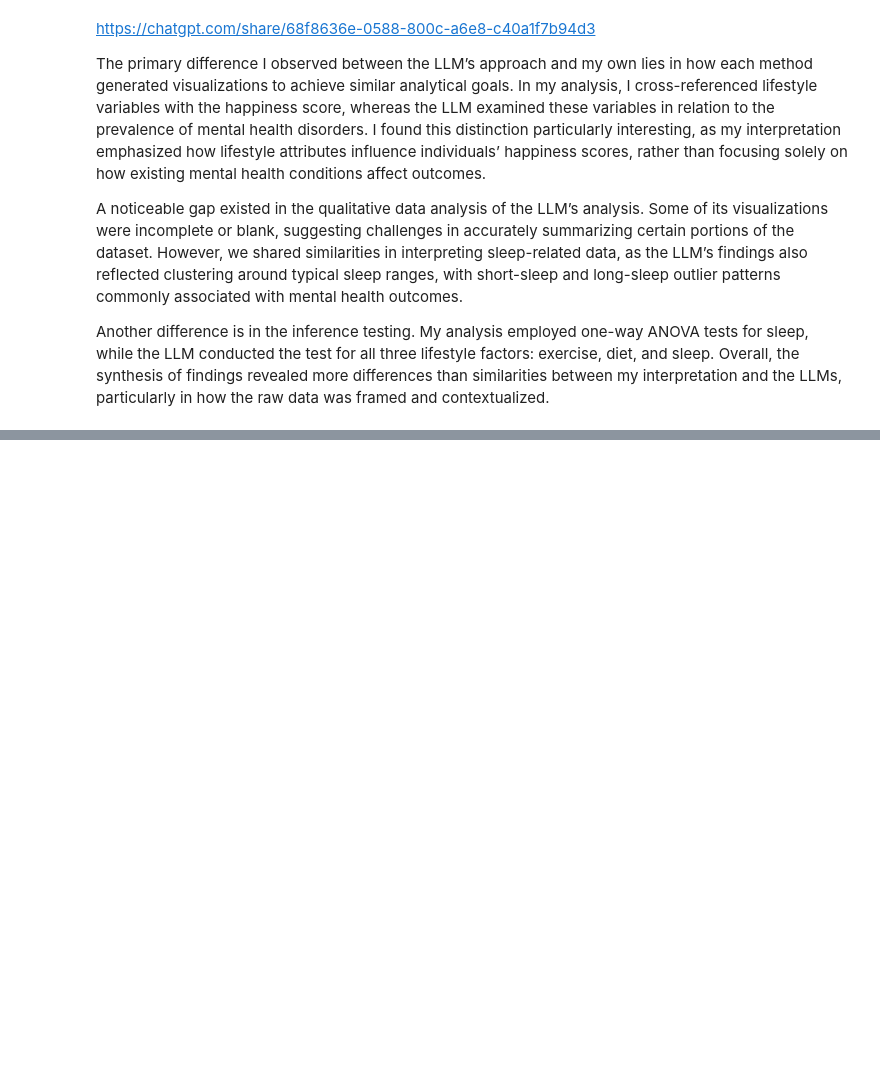
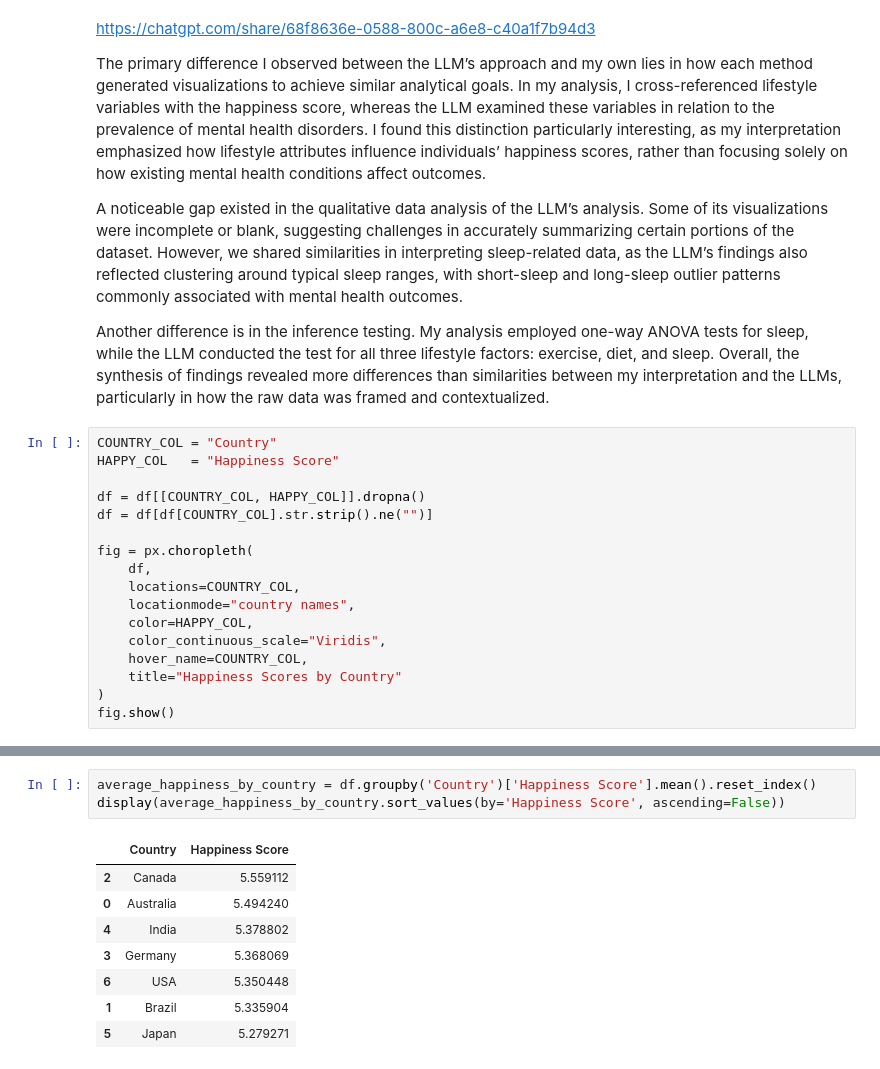
Before and after one commit to johannasam/530-I-8, a Jupyter notebook: 530_I_7_JS.ipynb, the cells around one changed output, grey strips where cells are left out. Saved outputs shown, nothing was run; the diff lists cells and outputs as text; blank space fills up the shorter version.

```diff
--- a/530_I_7_JS.ipynb
+++ b/530_I_7_JS.ipynb
@@ -679,3 +704,20 @@ The primary difference I observed between the LLM’s approach and my own lies i
 A noticeable gap existed in the qualitative data analysis of the LLM’s analysis. Some of its visualizations were incomplete or blank, suggesting challenges in accurately summarizing certain portions of the dataset. However, we shared similarities in interpreting sleep-related data, as the LLM’s findings also reflected clustering around typical sleep ranges, with short-sleep and long-sleep outlier patterns commonly associated with mental health outcomes.
 
 Another difference is in the inference testing. My analysis employed one-way ANOVA tests for sleep, while the LLM conducted the test for all three lifestyle factors: exercise, diet, and sleep. Overall, the synthesis of findings revealed more differences than similarities between my interpretation and the LLMs, particularly in how the raw data was framed and contextualized.
+# %%
+COUNTRY_COL = "Country"
+HAPPY_COL   = "Happiness Score"
+
+df = df[[COUNTRY_COL, HAPPY_COL]].dropna()
+df = df[df[COUNTRY_COL].str.strip().ne("")]
+
+fig = px.choropleth(
+    df,
+    locations=COUNTRY_COL,
+    locationmode="country names",
+    color=HAPPY_COL,
+    color_continuous_scale="Viridis",
+    hover_name=COUNTRY_COL,
+    title="Happiness Scores by Country"
+)
+fig.show()
@@ -681,0 +726,12 @@ Another difference is in the inference testing. My analysis employed one-way ANO
+# %%
+average_happiness_by_country = df.groupby('Country')['Happiness Score'].mean().reset_index()
+display(average_happiness_by_country.sort_values(by='Happiness Score', ascending=False))
+# %% [output]
+|  | Country | Happiness Score |
+| 2 | Canada | 5.559112 |
+| 0 | Australia | 5.494240 |
+| 4 | India | 5.378802 |
+| 3 | Germany | 5.368069 |
+| 6 | USA | 5.350448 |
+| 1 | Brazil | 5.335904 |
+| 5 | Japan | 5.279271 |
```
Also changed, not shown: parts of 4 cells of this notebook.
